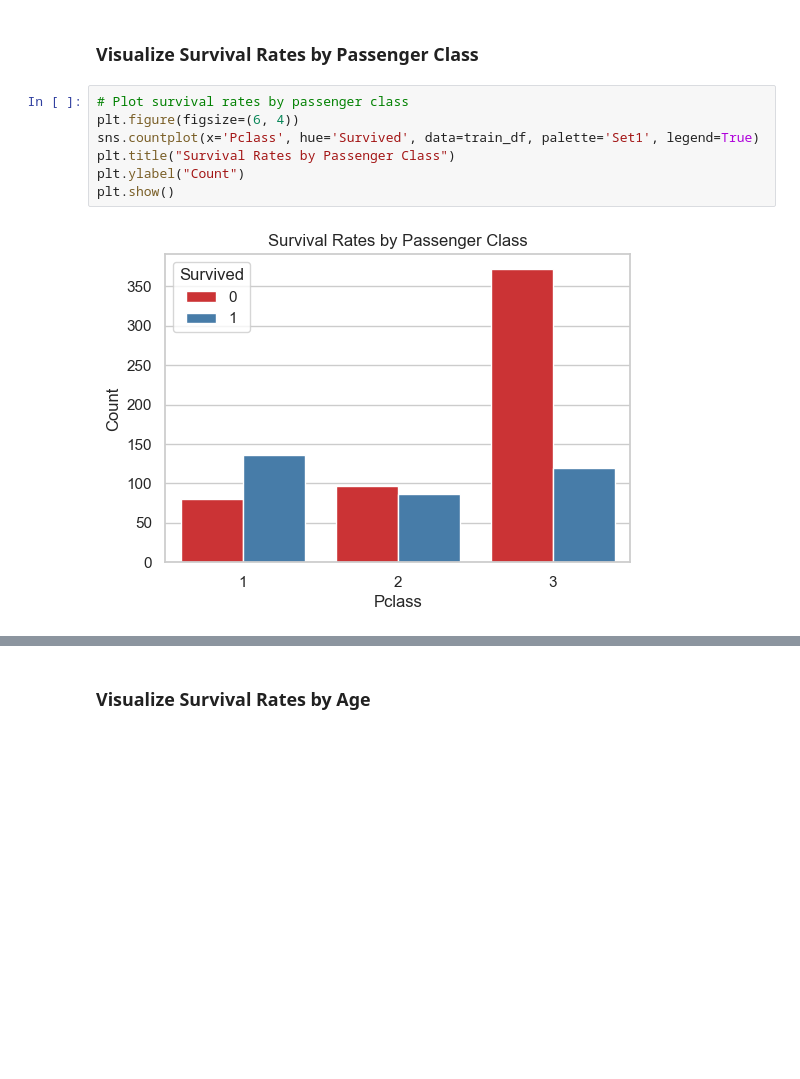
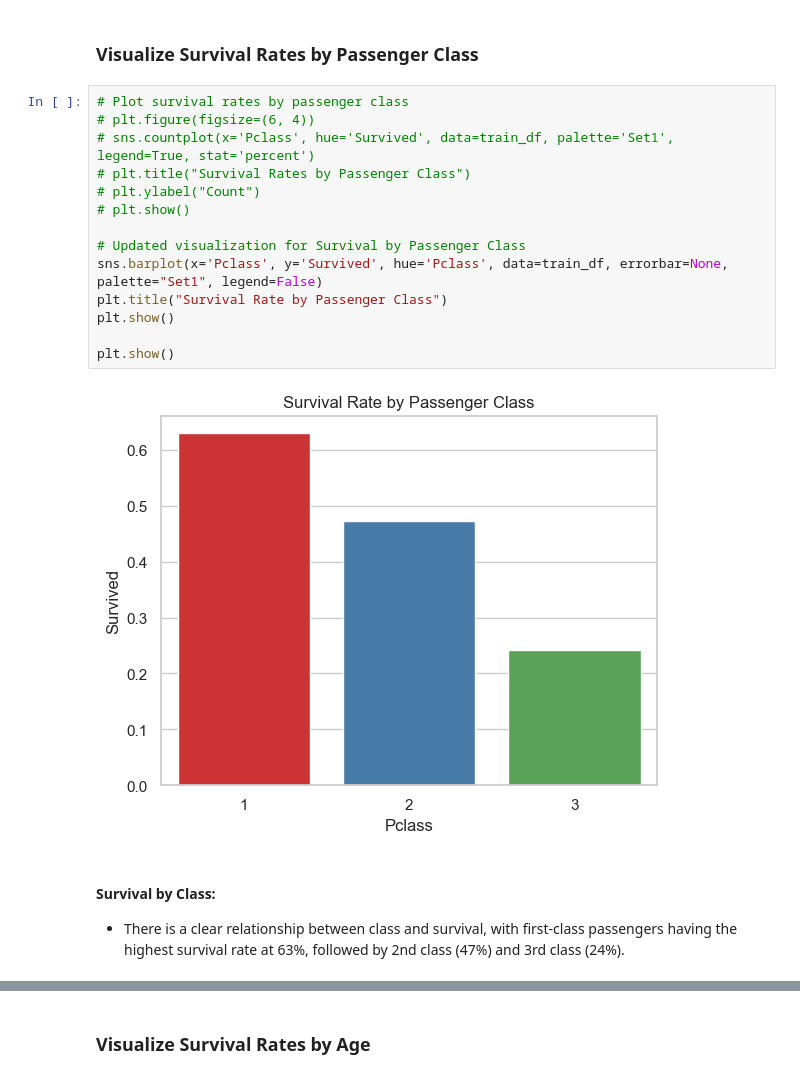
Before and after one commit to Pau1Co1e/miniature-bassoon, a Jupyter notebook: titanic.ipynb, the cells around one changed output, grey strips where cells are left out. Drawn from its saved outputs; the diff is of its cells as text; blank space fills up the shorter version.

Commit message:
- Additional visuals and descriptions. - kaggle submission.

```diff
--- a/titanic.ipynb
+++ b/titanic.ipynb
@@ -95,10 +129,20 @@ plt.show()
 ### Visualize Survival Rates by Passenger Class
 # %%
 # Plot survival rates by passenger class
-plt.figure(figsize=(6, 4))
-sns.countplot(x='Pclass', hue='Survived', data=train_df, palette='Set1', legend=True)
-plt.title("Survival Rates by Passenger Class")
-plt.ylabel("Count")
+# plt.figure(figsize=(6, 4))
+# sns.countplot(x='Pclass', hue='Survived', data=train_df, palette='Set1', legend=True, stat='percent')
+# plt.title("Survival Rates by Passenger Class")
+# plt.ylabel("Count")
+# plt.show()
+
+# Updated visualization for Survival by Passenger Class
+sns.barplot(x='Pclass', y='Survived', hue='Pclass', data=train_df, errorbar=None, palette="Set1", legend=False)
+plt.title("Survival Rate by Passenger Class")
 plt.show()
+
+plt.show()
 # %% [output]
-[figure, old version]
+[figure, new version]
+# %% [markdown]
+#### Survival by Class:
+- There is a clear relationship between class and survival, with first-class passengers having the highest survival rate at 63%, followed by 2nd class (47%) and 3rd class (24%).
```
Also changed, not shown: parts of 12 cells of this notebook, 1 other file.
